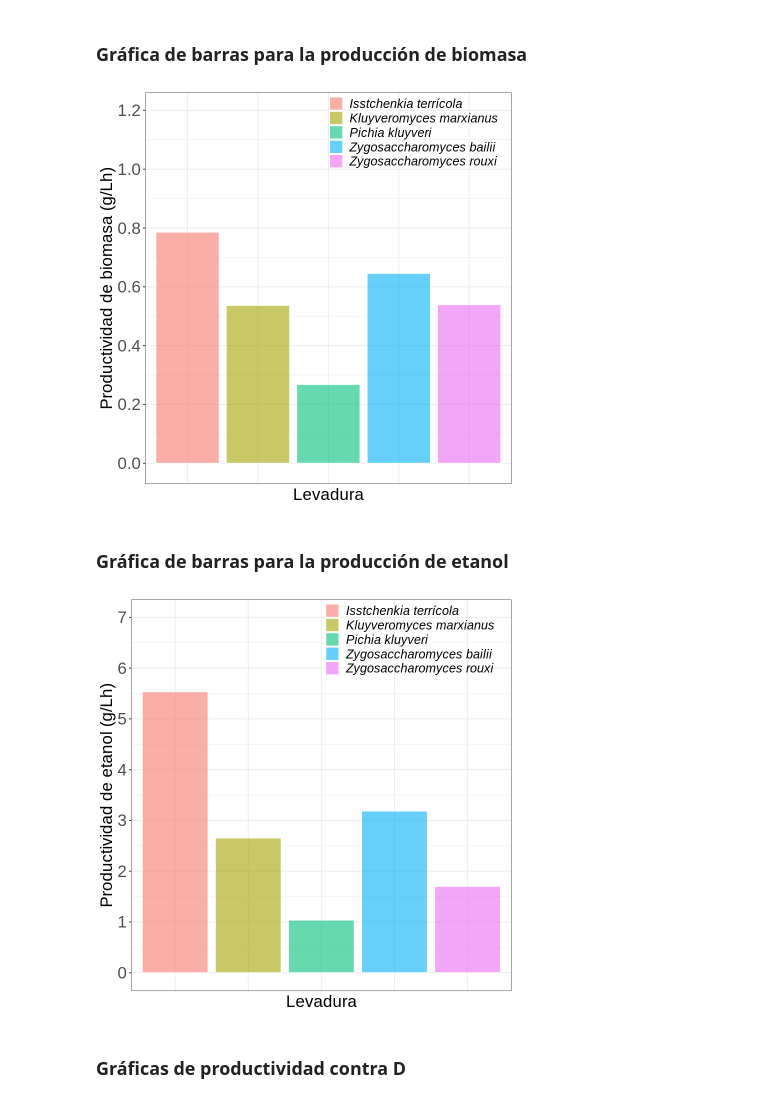
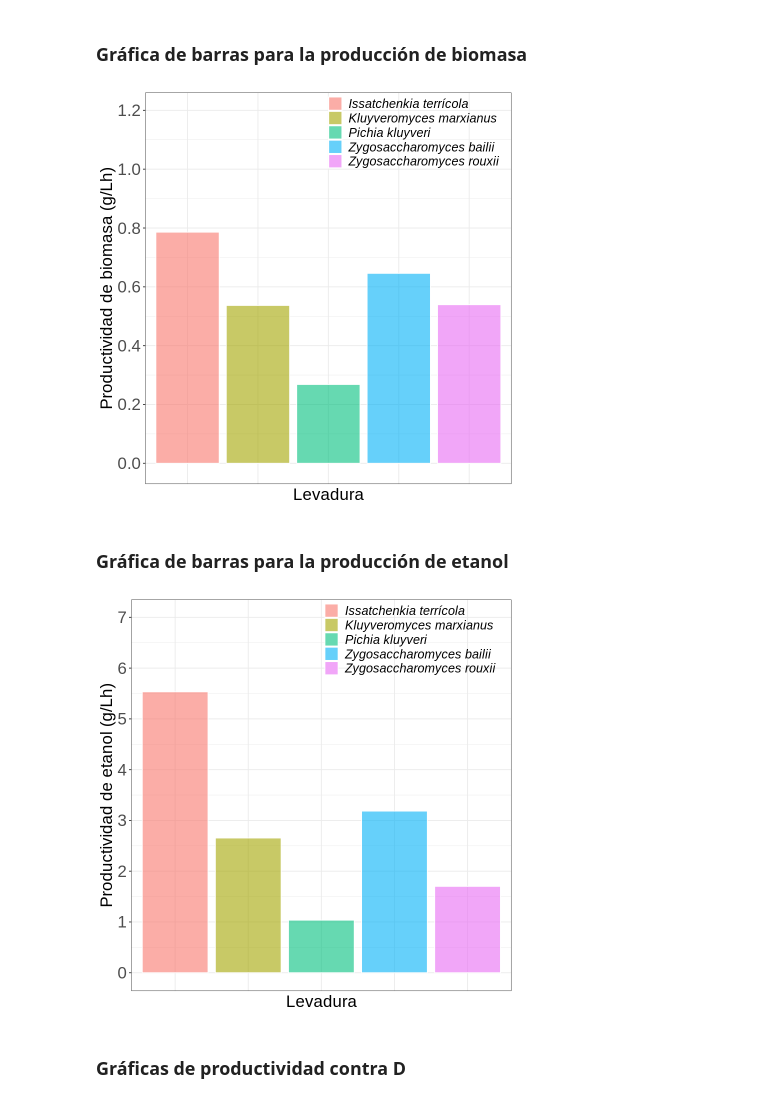
Before and after one commit to JuanM-GG/modelos-tesis, a Jupyter notebook: optimizacion_tasa_dilucion.ipynb, the cells around one changed output. Cells and saved outputs as stored; diff of their text form; code cells hidden in the pictures.

```diff
--- a/optimizacion_tasa_dilucion.ipynb
+++ b/optimizacion_tasa_dilucion.ipynb
@@ -604,25 +604,25 @@ data_mx <- data.frame(lev = c("IT","KM","PK","ZB","ZR"),
 # %%
 ggplot(data=data_mx, aes(x=lev, y=mx, fill = lev)) +
   geom_bar(stat="identity", color="white", alpha = 0.6) +
   xlab("Levadura") +
   ylab("Productividad de biomasa (g/Lh)") +
   scale_y_continuous(limits = c(-0.01, 1.2), breaks = seq(0,1.2,0.2)) +
-  scale_fill_discrete(name = "", labels = c("Isstchenkia terrícola",
+  scale_fill_discrete(name = "", labels = c("Issatchenkia terrícola",
   "Kluyveromyces marxianus", "Pichia kluyveri","Zygosaccharomyces bailii",
-  "Zygosaccharomyces rouxi")) +
+  "Zygosaccharomyces rouxii")) +
   theme_bw() +
   theme(
             plot.title = element_text(size=25),
             axis.text = element_text(size=20),
             axis.title = element_text(size=20),
             axis.text.x=element_blank(),
             axis.ticks.x=element_blank(),
             legend.title = element_text(size=15),
             legend.text = element_text(size=15, face = "italic",   ),
             legend.position = c(0.73, 0.92),
             legend.background = element_rect(fill=NA))
 # %% [output]
-[figure, old version]
+[figure, new version]
 # %% [markdown]
 ### Gráfica de barras para la producción de etanol
 # %%
@@ -636,9 +636,9 @@ ggplot(data=data_mp, aes(x=lev, y=mp, fill = lev)) +
   xlab("Levadura") +
   ylab("Productividad de etanol (g/Lh)") +
   scale_y_continuous(limits = c(-0.01, 7), breaks = seq(0,7,1)) +
-  scale_fill_discrete(name = "", labels = c("Isstchenkia terrícola",
+  scale_fill_discrete(name = "", labels = c("Issatchenkia terrícola",
   "Kluyveromyces marxianus", "Pichia kluyveri","Zygosaccharomyces bailii",
-  "Zygosaccharomyces rouxi")) +
+  "Zygosaccharomyces rouxii")) +
   theme_bw() +
   theme(
             plot.title = element_text(size=25),
@@ -651,7 +651,7 @@ ggplot(data=data_mp, aes(x=lev, y=mp, fill = lev)) +
             legend.position = c(0.73, 0.92),
             legend.background = element_rect(fill=NA))
 # %% [output]
-[figure, old version]
+[figure, new version]
 # %% [markdown]
 ### Gráficas de productividad contra D
 # %%
```
Also changed, not shown: parts of 2 cells of this notebook.
